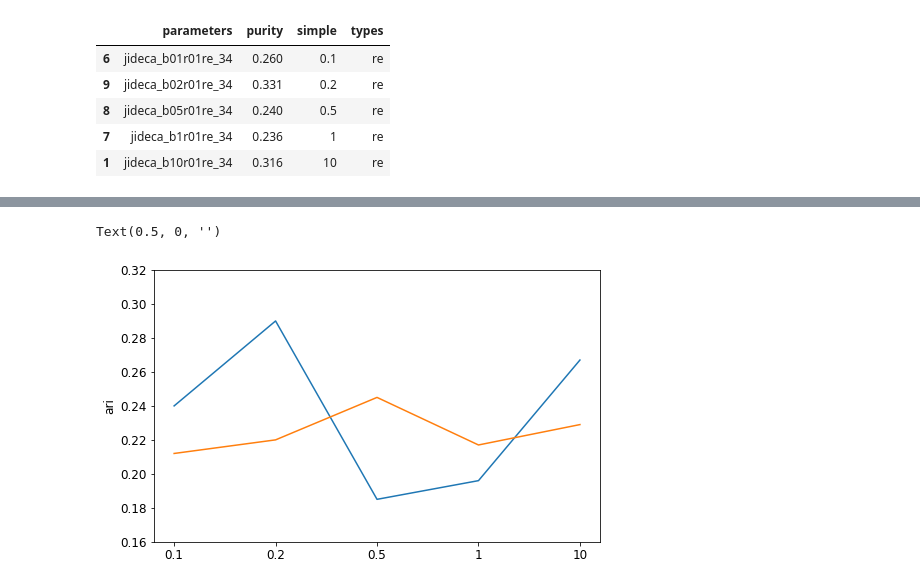
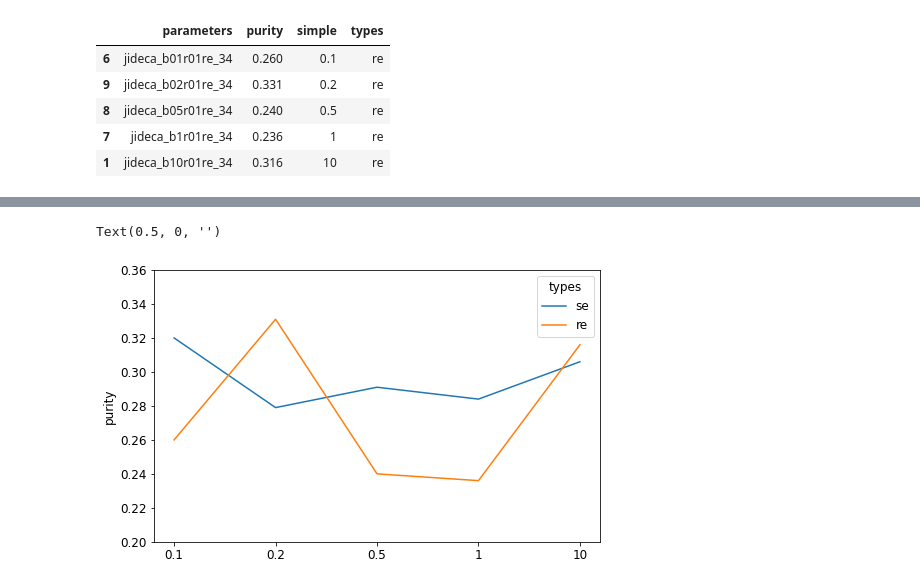
Before and after one commit to hopemini/data_processing, a Jupyter notebook: jideca_params/find_mean.ipynb, the cells around one changed output, grey strips where cells are left out. Cells and saved outputs as stored; diff of their text form; code cells hidden in the pictures.

```diff
--- a/jideca_params/find_mean.ipynb
+++ b/jideca_params/find_mean.ipynb
@@ -107,10 +115,10 @@ Text(0.5, 0, '')
 # %%
 plt.figure(figsize=(8,5))
-#sns.lineplot(x='simple', y='ari', data=df_ari)
-sns.lineplot(x='simple', y='ari', data=df_ari.loc[df_ari['types'] == 're'].sort_values(by='simple'))
-sns.lineplot(x='simple', y='ari', data=df_ari.loc[df_ari['types'] == 'se'].sort_values(by='simple'))
-plt.ylim(0.16, 0.32)
+#sns.lineplot(x='simple', y='purity', data=df_purity.loc[df_purity['types'] == 're'].sort_values(by='simple'))
+#sns.lineplot(x='simple', y='purity', data=df_purity.loc[df_purity['types'] == 'se'].sort_values(by='simple'))
+sns.lineplot(x='simple', y='purity', data=df_purity.sort_values(by='simple'), hue='types', markers=['o', '<'])
+plt.ylim(0.20, 0.36)
 plt.xlabel(None)
 # %% [output]
 Text(0.5, 0, '')
-[figure, old version]
+[figure, new version]
```
Also changed, not shown: parts of 3 cells of this notebook.
